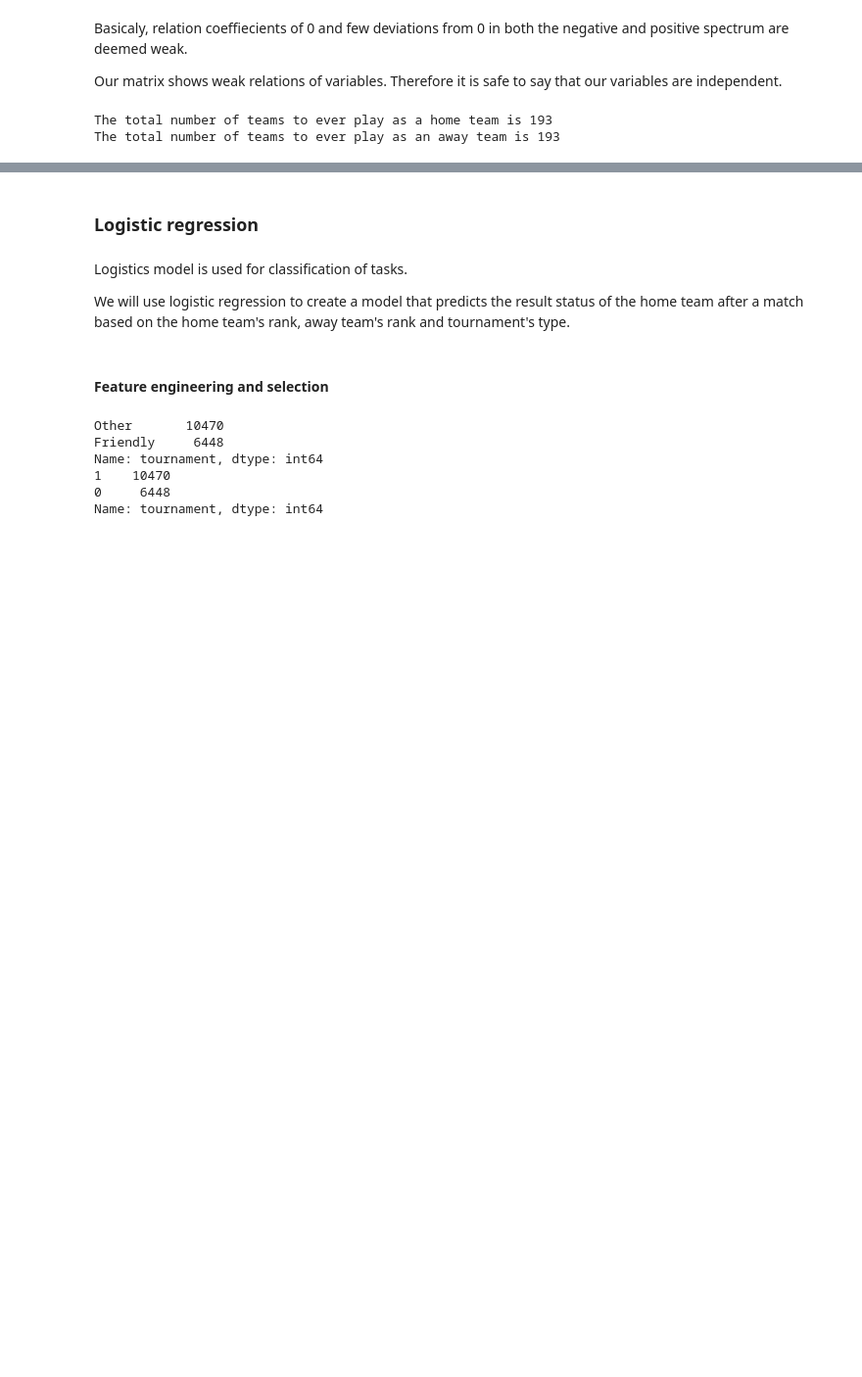
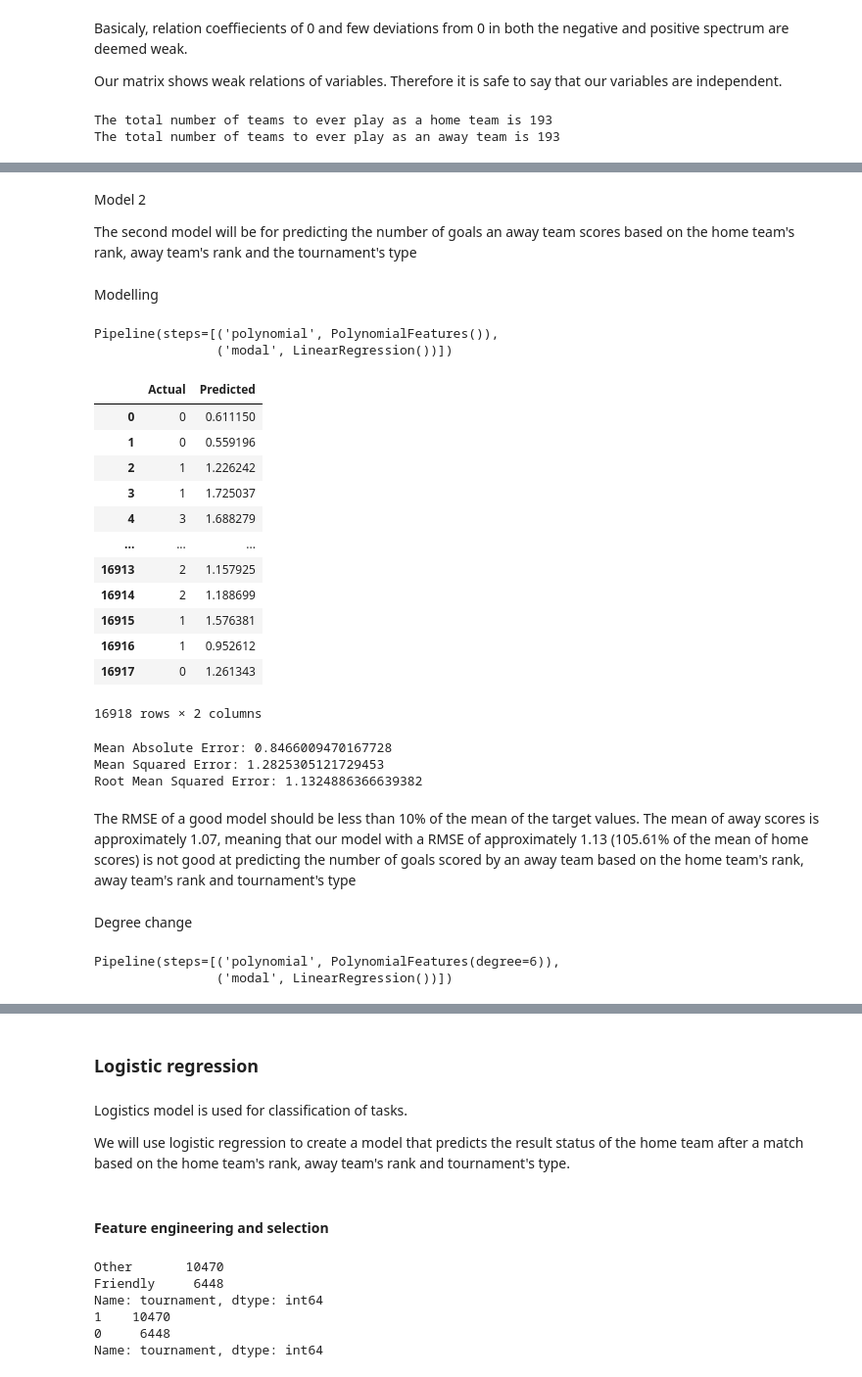
Before and after one commit to mungaimoureen/W6-Football-results-prediction., a Jupyter notebook: Moringa_Data_Science_Core_W6_Independent_Project_2022_06_Moureen_Mungai_Python_Notebook.ipynb, the cells around one changed output, grey strips where cells are left out. Shown at 98% size. Cells and saved outputs as stored; diff of their text form; code cells hidden in the pictures; blank space fills up the shorter version.

```diff
--- a/Moringa_Data_Science_Core_W6_Independent_Project_2022_06_Moureen_Mungai_Python_Notebook.ipynb
+++ b/Moringa_Data_Science_Core_W6_Independent_Project_2022_06_Moureen_Mungai_Python_Notebook.ipynb
@@ -526,0 +699,72 @@ The total number of teams to ever play as an away team is 193
+# %% [markdown]
+Model 2
+
+The second model will be for predicting the number of goals an away team scores based on the home team's rank, away team's rank and the tournament's type
+# %% [markdown]
+Modelling
+# %%
+# Preparing the Data
+
+# divide the data into "attributes" and "labels" by assigning the attributes to variable X and the label to variable y
+S = match_copy[['home_team_rank', 'rank', 'tournament']]
+t = match_copy["away_score"]
+# %%
+# instantiate the polynomial and linear regression models
+Input=[('polynomial',PolynomialFeatures(degree=2)),('modal',LinearRegression())]
+
+# create a pipline and fit it to our data
+pipe = Pipeline(Input)
+pipe.fit(S,t)
+# %% [output]
+Pipeline(steps=[('polynomial', PolynomialFeatures()),
+                ('modal', LinearRegression())])
+# %%
+# create an array of predicted values based on our attributes
+t_pred=pipe.predict(S)
+
+# create a dataframe that compares the actual values to the predicted values
+df1 = pd.DataFrame({'Actual': t, 'Predicted': t_pred})
+# display top 10 entries in the comparison dataframe
+df1
+# %% [output]
+|  | Actual | Predicted |
+| 0 | 0 | 0.611150 |
+| 1 | 0 | 0.559196 |
+| 2 | 1 | 1.226242 |
+| 3 | 1 | 1.725037 |
+| 4 | 3 | 1.688279 |
+| ... | ... | ... |
+| 16913 | 2 | 1.157925 |
+| 16914 | 2 | 1.188699 |
+| 16915 | 1 | 1.576381 |
+| 16916 | 1 | 0.952612 |
+| 16917 | 0 | 1.261343 |
+16918 rows × 2 columns
+# %%
+# evaluate the algorithm using square root of the mean of the squared errors
+
+# import metrics
+from sklearn import metrics
+
+# compute and print the mean of the absolute value of the errors, mean of the squared errors, andsquare root of the mean of the squared errors
+print('Mean Absolute Error:', metrics.mean_absolute_error(t, t_pred))
+print('Mean Squared Error:', metrics.mean_squared_error(t, t_pred))
+print('Root Mean Squared Error:', np.sqrt(metrics.mean_squared_error(t, t_pred)))
+# %% [output]
+Mean Absolute Error: 0.8466009470167728
+Mean Squared Error: 1.2825305121729453
+Root Mean Squared Error: 1.1324886366639382
+# %% [markdown]
+The RMSE of a good model should be less than 10% of the mean of the target values. The mean of away scores is approximately 1.07, meaning that our model with a RMSE of approximately 1.13 (105.61% of the mean of home scores) is not good at predicting the number of goals scored by an away team based on the home team's rank, away team's rank and tournament's type
+# %% [markdown]
+Degree change
+# %%
+# instantiate the polynomial and linear regression models with polynomial degrees set as 6
+Input=[('polynomial',PolynomialFeatures(degree=6)),('modal',LinearRegression())]
+
+# create a pipline and fit it to our data
+pipe = Pipeline(Input)
+pipe.fit(S,t)
+# %% [output]
+Pipeline(steps=[('polynomial', PolynomialFeatures(degree=6)),
+                ('modal', LinearRegression())])
```
Also changed, not shown: parts of 43 cells of this notebook.
